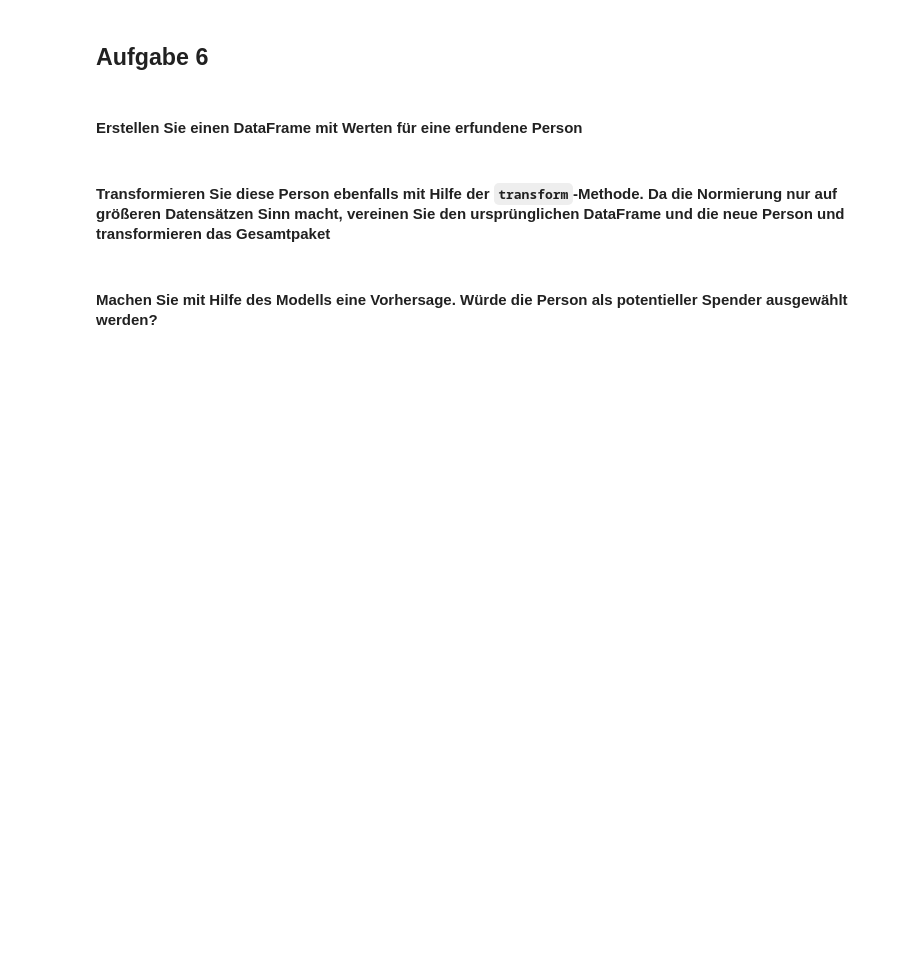
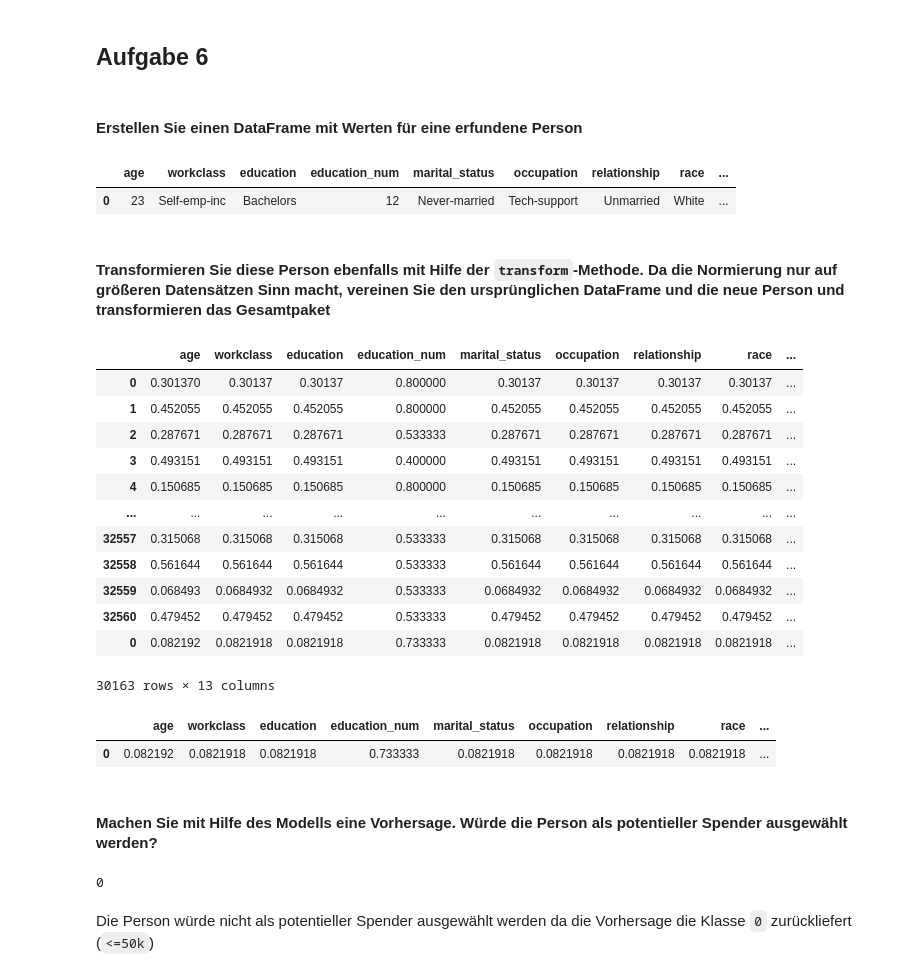
Before and after one commit to Bresenham/MaschinellesLernenPrakt, a Jupyter notebook: Studienarbeit.ipynb, the cells around one changed output. Drawn from its saved outputs; the diff is of its cells as text; code cells hidden in the pictures; blank space fills up the shorter version.

```diff
--- a/Studienarbeit.ipynb
+++ b/Studienarbeit.ipynb
@@ -315,15 +330,36 @@ person = pd.DataFrame({
     "capital_gain": 5,
     "capital_loss": 0,
     "hours_per_week": 20,
-    "native_country": "Germany",
-    ""
+    "native_country": "Germany"
 }, index=[0])
 person
+# %% [output]
+|  | age | workclass | education | education_num | marital_status | occupation | relationship | race | ... |
+| 0 | 23 | Self-emp-inc | Bachelors | 12 | Never-married | Tech-support | Unmarried | White | ... |
 # %% [markdown]
 #### Transformieren Sie diese Person ebenfalls mit Hilfe der `transform`-Methode. Da die Normierung nur auf größeren Datensätzen Sinn macht, vereinen Sie den ursprünglichen DataFrame und die neue Person und transformieren das Gesamtpaket
 # %%
 Xp = pd.concat((X, person))
 Xp_trans = transform(Xp)
-Xp_trans
+# %% [output]
+|  | age | workclass | education | education_num | marital_status | occupation | relationship | race | ... |
+| 0 | 0.301370 | 0.30137 | 0.30137 | 0.800000 | 0.30137 | 0.30137 | 0.30137 | 0.30137 | ... |
+| 1 | 0.452055 | 0.452055 | 0.452055 | 0.800000 | 0.452055 | 0.452055 | 0.452055 | 0.452055 | ... |
+| 2 | 0.287671 | 0.287671 | 0.287671 | 0.533333 | 0.287671 | 0.287671 | 0.287671 | 0.287671 | ... |
+| 3 | 0.493151 | 0.493151 | 0.493151 | 0.400000 | 0.493151 | 0.493151 | 0.493151 | 0.493151 | ... |
+| 4 | 0.150685 | 0.150685 | 0.150685 | 0.800000 | 0.150685 | 0.150685 | 0.150685 | 0.150685 | ... |
+| ... | ... | ... | ... | ... | ... | ... | ... | ... | ... |
+| 32557 | 0.315068 | 0.315068 | 0.315068 | 0.533333 | 0.315068 | 0.315068 | 0.315068 | 0.315068 | ... |
+| 32558 | 0.561644 | 0.561644 | 0.561644 | 0.533333 | 0.561644 | 0.561644 | 0.561644 | 0.561644 | ... |
+| 32559 | 0.068493 | 0.0684932 | 0.0684932 | 0.533333 | 0.0684932 | 0.0684932 | 0.0684932 | 0.0684932 | ... |
+| 32560 | 0.479452 | 0.479452 | 0.479452 | 0.533333 | 0.479452 | 0.479452 | 0.479452 | 0.479452 | ... |
+| 0 | 0.082192 | 0.0821918 | 0.0821918 | 0.733333 | 0.0821918 | 0.0821918 | 0.0821918 | 0.0821918 | ... |
+30163 rows × 13 columns
+# %%
+tail = Xp_trans.tail(1)
+tail
+# %% [output]
+|  | age | workclass | education | education_num | marital_status | occupation | relationship | race | ... |
+| 0 | 0.082192 | 0.0821918 | 0.0821918 | 0.733333 | 0.0821918 | 0.0821918 | 0.0821918 | 0.0821918 | ... |
 # %% [markdown]
 #### Machen Sie mit Hilfe des Modells eine Vorhersage. Würde die Person als potentieller Spender ausgewählt werden?
@@ -329,0 +368,6 @@ Xp_trans
+# %%
+p
+# %% [output]
+0
+# %% [markdown]
+Die Person würde nicht als potentieller Spender ausgewählt werden da die Vorhersage die Klasse `0` zurückliefert (`<=50k`)
```
Also changed, not shown: parts of 3 cells of this notebook.
